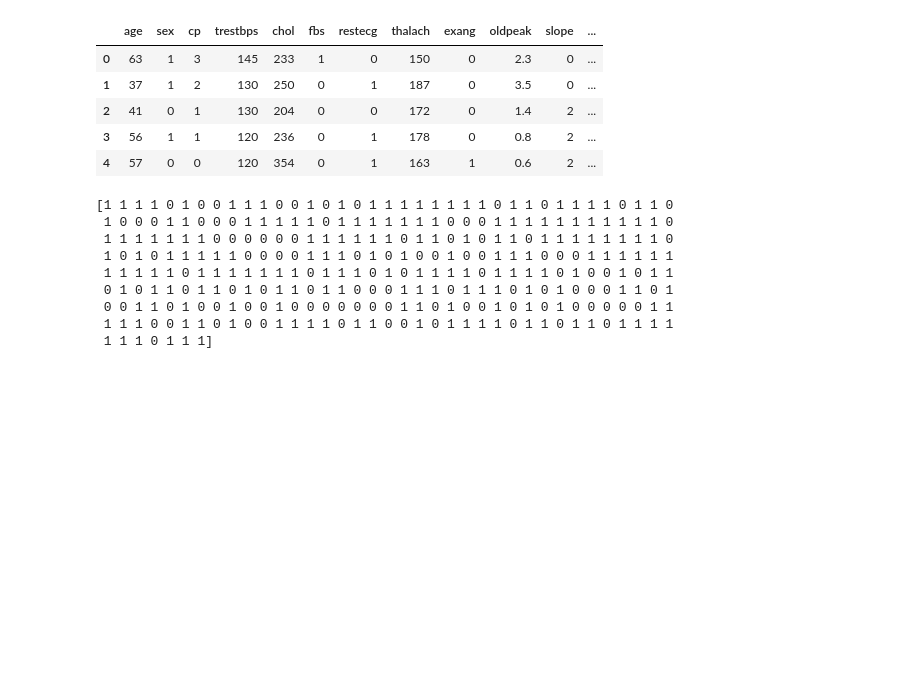
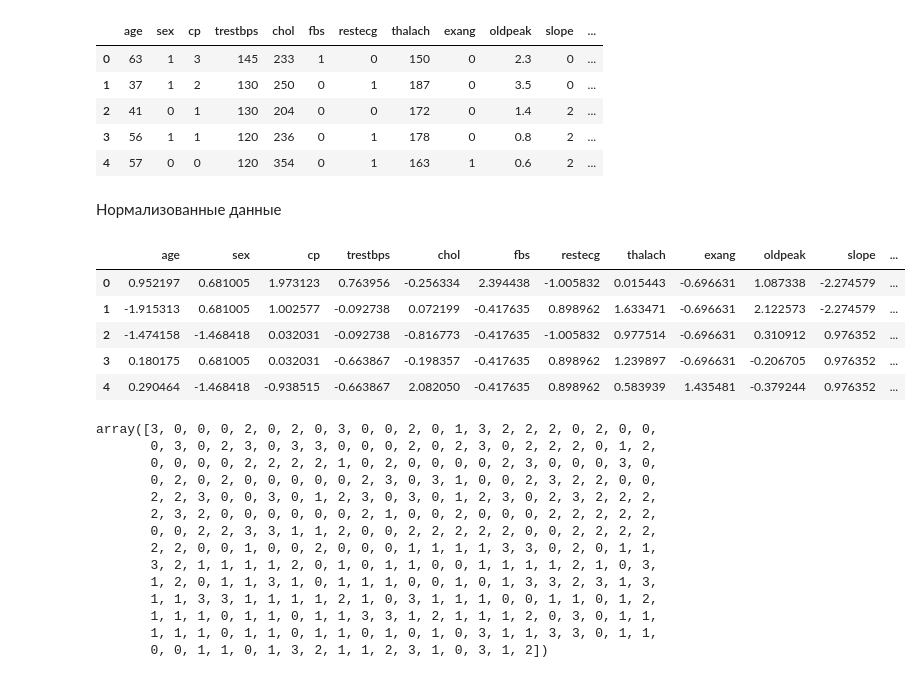
Before and after one commit to dayannn/DS-course, a Jupyter notebook: Lab2.ipynb, the cells around one changed output. Cells and saved outputs as stored; diff of their text form; code cells hidden in the pictures; blank space fills up the shorter version.

```diff
--- a/Lab2.ipynb
+++ b/Lab2.ipynb
@@ -22,24 +23,38 @@ dataset[:5]
 | 4 | 57 | 0 | 0 | 120 | 354 | 0 | 1 | 163 | 1 | 0.6 | 2 | ... |
 # %%
 X, y = dataset.iloc[:, :-1], dataset.iloc[:, -1:]
+# %% [markdown]
+Нормализованные данные
+# %%
+from sklearn import preprocessing
+X = pd.DataFrame(preprocessing.scale(X), columns=X.columns)
+X[:5]
+# %% [output]
+|  | age | sex | cp | trestbps | chol | fbs | restecg | thalach | exang | oldpeak | slope | ... |
+| 0 | 0.952197 | 0.681005 | 1.973123 | 0.763956 | -0.256334 | 2.394438 | -1.005832 | 0.015443 | -0.696631 | 1.087338 | -2.274579 | ... |
+| 1 | -1.915313 | 0.681005 | 1.002577 | -0.092738 | 0.072199 | -0.417635 | 0.898962 | 1.633471 | -0.696631 | 2.122573 | -2.274579 | ... |
+| 2 | -1.474158 | -1.468418 | 0.032031 | -0.092738 | -0.816773 | -0.417635 | -1.005832 | 0.977514 | -0.696631 | 0.310912 | 0.976352 | ... |
+| 3 | 0.180175 | 0.681005 | 0.032031 | -0.663867 | -0.198357 | -0.417635 | 0.898962 | 1.239897 | -0.696631 | -0.206705 | 0.976352 | ... |
+| 4 | 0.290464 | -1.468418 | -0.938515 | -0.663867 | 2.082050 | -0.417635 | 0.898962 | 0.583939 | 1.435481 | -0.379244 | 0.976352 | ... |
 # %%
-model = KMeans(n_clusters=2)
+model = KMeans(n_clusters=4, random_state=42)
 
 model.fit(X)
 predictions = model.predict(X)
 
-predictions[predictions == 0] = 2
-predictions[predictions == 1] = 0
-predictions[predictions == 2] = 1
-
-print(predictions)
+predictions
 # %% [output]
-[1 1 1 1 0 1 0 0 1 1 1 0 0 1 0 1 0 1 1 1 1 1 1 1 1 0 1 1 0 1 1 1 1 0 1 1 0
- 1 0 0 0 1 1 0 0 0 1 1 1 1 1 0 1 1 1 1 1 1 1 0 0 0 1 1 1 1 1 1 1 1 1 1 1 0
- 1 1 1 1 1 1 1 0 0 0 0 0 0 1 1 1 1 1 1 0 1 1 0 1 0 1 1 0 1 1 1 1 1 1 1 1 0
- 1 0 1 0 1 1 1 1 1 0 0 0 0 1 1 1 0 1 0 1 0 0 1 0 0 1 1 1 0 0 0 1 1 1 1 1 1
- 1 1 1 1 1 0 1 1 1 1 1 1 1 0 1 1 1 0 1 0 1 1 1 1 0 1 1 1 1 0 1 0 0 1 0 1 1
- 0 1 0 1 1 0 1 1 0 1 0 1 1 0 1 1 0 0 0 1 1 1 0 1 1 1 0 1 0 1 0 0 0 1 1 0 1
- 0 0 1 1 0 1 0 0 1 0 0 1 0 0 0 0 0 0 0 1 1 0 1 0 0 1 0 1 0 1 0 0 0 0 0 1 1
- 1 1 1 0 0 1 1 0 1 0 0 1 1 1 1 0 1 1 0 0 1 0 1 1 1 1 0 1 1 0 1 1 0 1 1 1 1
- 1 1 1 0 1 1 1]
+array([3, 0, 0, 0, 2, 0, 2, 0, 3, 0, 0, 2, 0, 1, 3, 2, 2, 2, 0, 2, 0, 0,
+       0, 3, 0, 2, 3, 0, 3, 3, 0, 0, 0, 2, 0, 2, 3, 0, 2, 2, 2, 0, 1, 2,
+       0, 0, 0, 0, 2, 2, 2, 2, 1, 0, 2, 0, 0, 0, 0, 2, 3, 0, 0, 0, 3, 0,
+       0, 2, 0, 2, 0, 0, 0, 0, 0, 2, 3, 0, 3, 1, 0, 0, 2, 3, 2, 2, 0, 0,
+       2, 2, 3, 0, 0, 3, 0, 1, 2, 3, 0, 3, 0, 1, 2, 3, 0, 2, 3, 2, 2, 2,
+       2, 3, 2, 0, 0, 0, 0, 0, 0, 2, 1, 0, 0, 2, 0, 0, 0, 2, 2, 2, 2, 2,
+       0, 0, 2, 2, 3, 3, 1, 1, 2, 0, 0, 2, 2, 2, 2, 2, 0, 0, 2, 2, 2, 2,
+       2, 2, 0, 0, 1, 0, 0, 2, 0, 0, 0, 1, 1, 1, 1, 3, 3, 0, 2, 0, 1, 1,
+       3, 2, 1, 1, 1, 1, 2, 0, 1, 0, 1, 1, 0, 0, 1, 1, 1, 1, 2, 1, 0, 3,
+       1, 2, 0, 1, 1, 3, 1, 0, 1, 1, 1, 0, 0, 1, 0, 1, 3, 3, 2, 3, 1, 3,
+       1, 1, 3, 3, 1, 1, 1, 1, 2, 1, 0, 3, 1, 1, 1, 0, 0, 1, 1, 0, 1, 2,
+       1, 1, 1, 0, 1, 1, 0, 1, 1, 3, 3, 1, 2, 1, 1, 1, 2, 0, 3, 0, 1, 1,
+       1, 1, 1, 0, 1, 1, 0, 1, 1, 0, 1, 0, 1, 0, 3, 1, 1, 3, 3, 0, 1, 1,
+       0, 0, 1, 1, 0, 1, 3, 2, 1, 1, 2, 3, 1, 0, 3, 1, 2])
```
Also changed, not shown: parts of 12 cells of this notebook, 1 other file.
